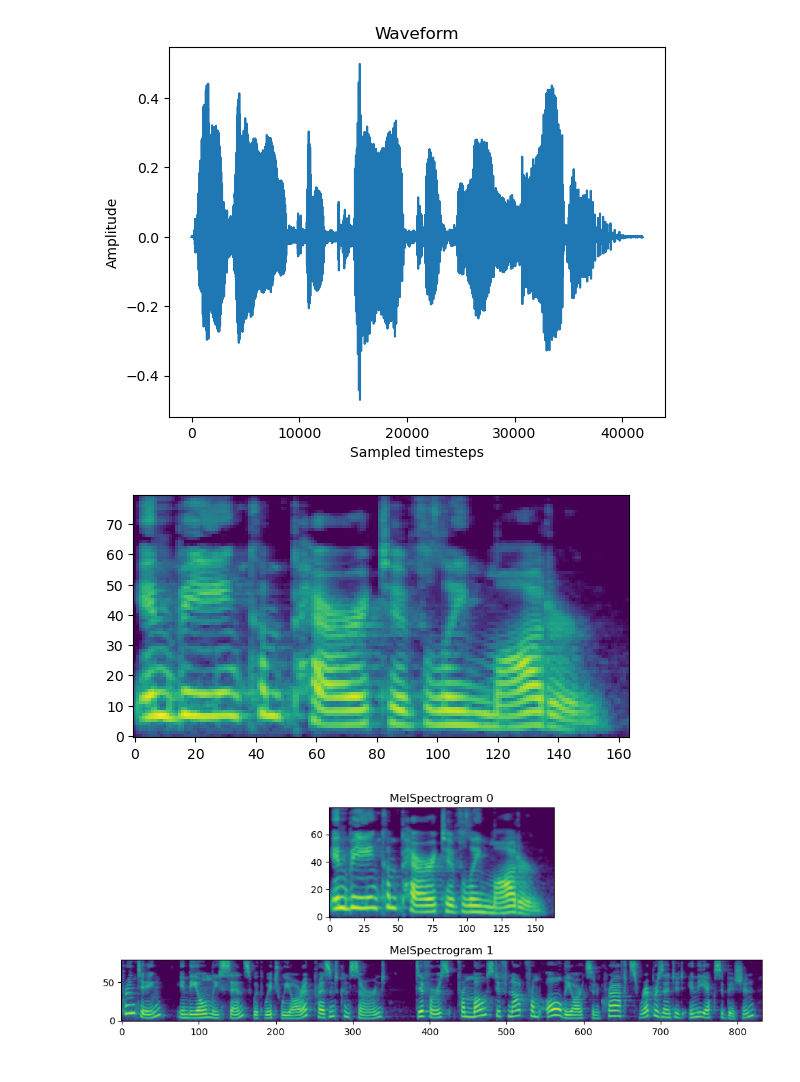
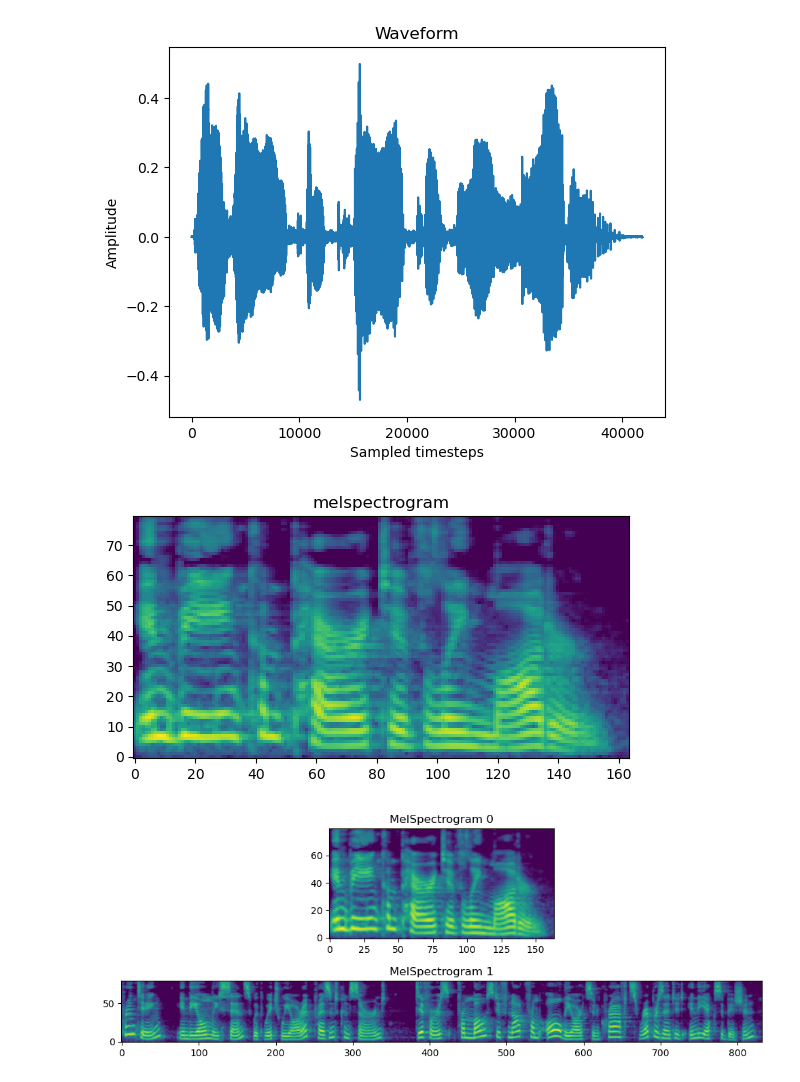
Before and after one commit to ahadjawaid/fastspeech, a Jupyter notebook: nbs/03_visualize.ipynb, the cells around one changed output. Saved outputs shown, nothing was run; the diff lists cells and outputs as text; code cells hidden in the pictures.

Commit message:
Added plt.show and title to show_mel

```diff
--- a/nbs/03_visualize.ipynb
+++ b/nbs/03_visualize.ipynb
@@ -40,12 +40,14 @@ plot_wav(wav)
 [figure]
 # %%
 #| export
-def show_mel(mel: array): # A melspectrogram array
+def show_mel(mel: array, title: str=""):
     plt.imshow(librosa.power_to_db(mel), origin="lower")
+    plt.title(title)
+    plt.show()
 # %%
-show_mel(mel)
+show_mel(mel, title="melspectrogram")
 # %% [output]
-[figure, old version]
+[figure, new version]
 # %%
 #| export
 def show_mels(mels: list[array]): # List of melspectrograms
```
Also changed, not shown: 1 other file.
